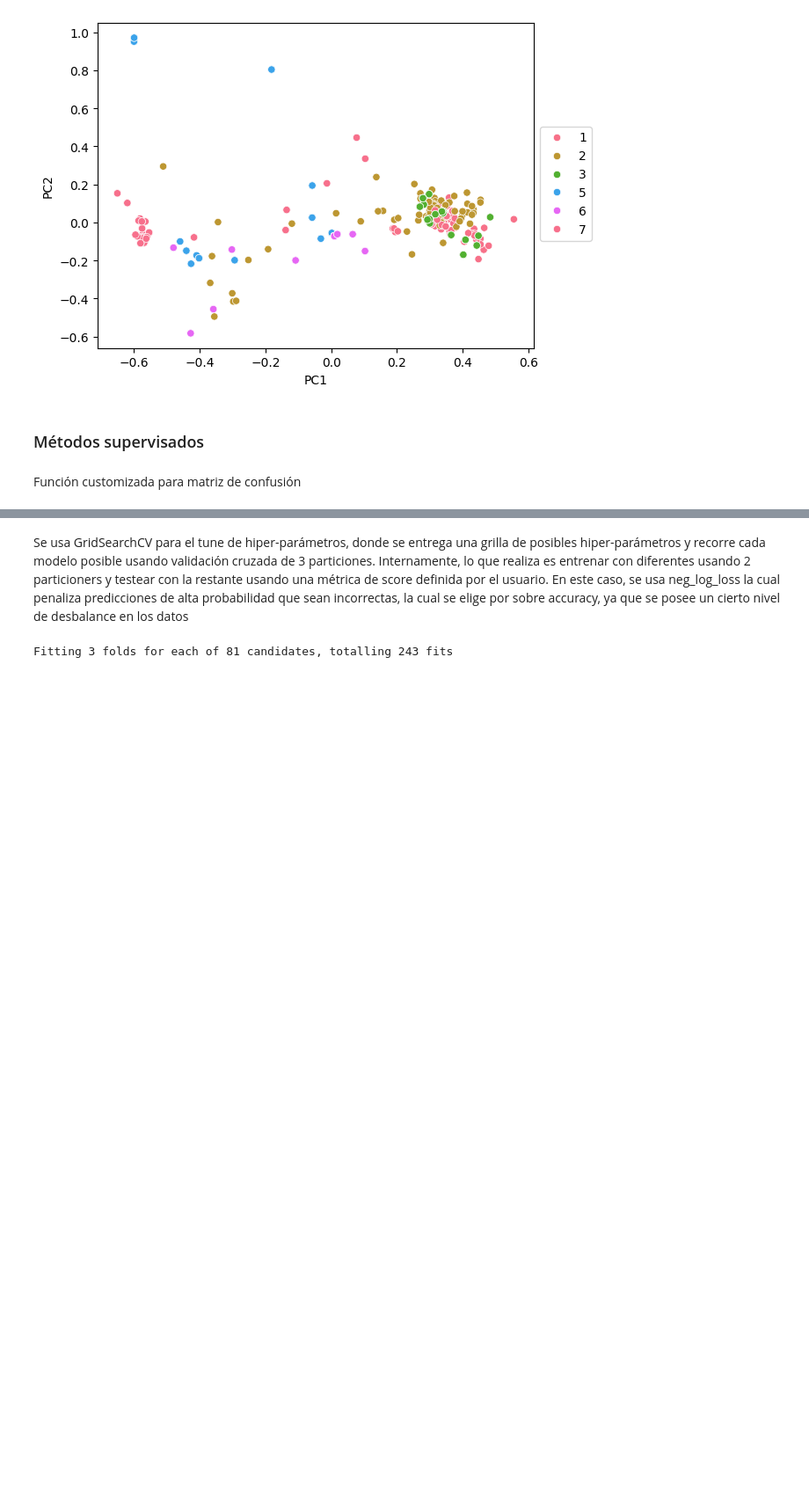
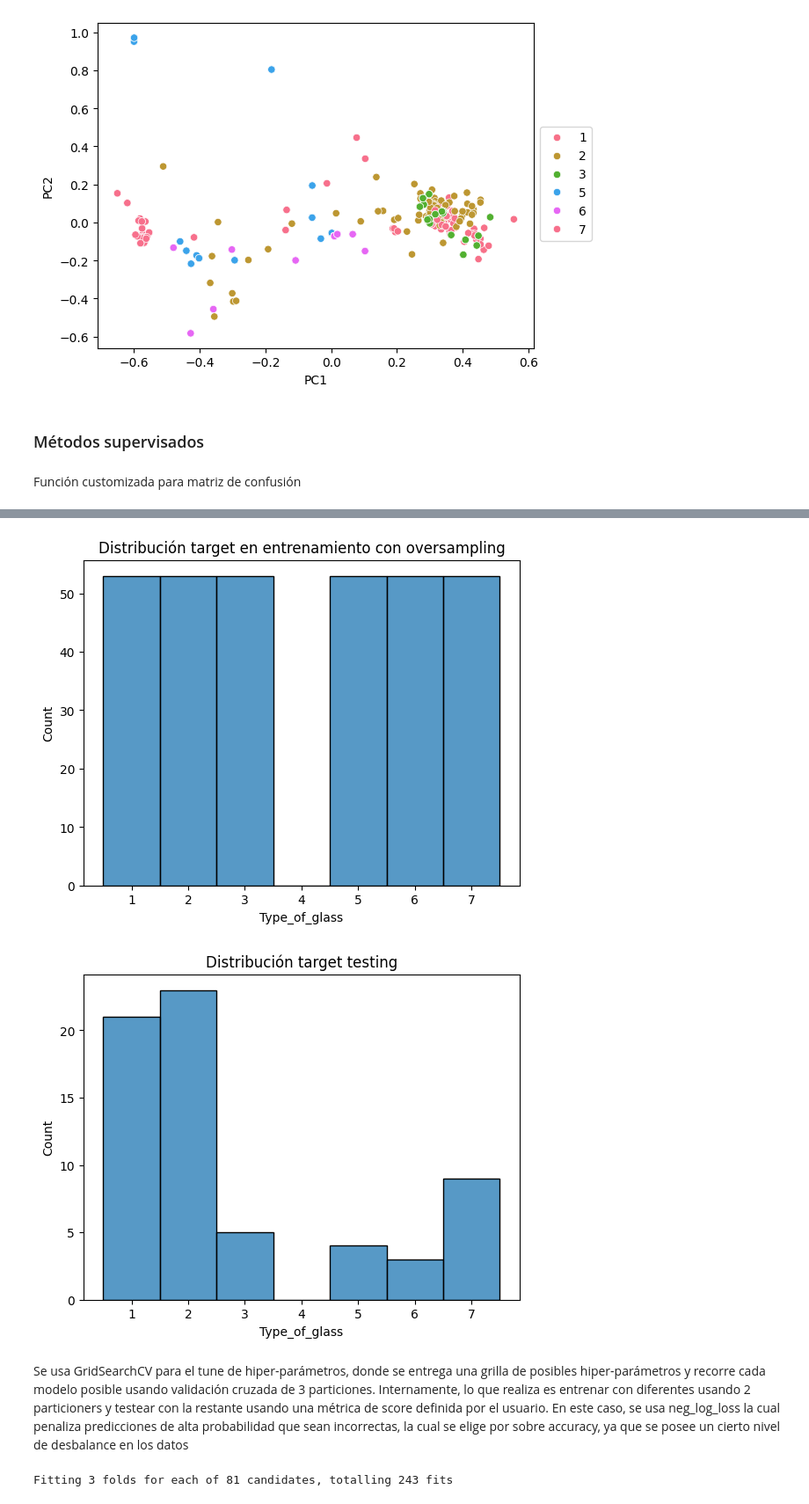
Before and after one commit to gabalvarezmc/MachineLearning_T4, a Jupyter notebook: Trabajo_Final_ML.ipynb, the cells around one changed output, grey strips where cells are left out. Shown at 88% size. Cells and saved outputs as stored; diff of their text form; code cells hidden in the pictures; blank space fills up the shorter version.

Commit message:
Añadiendo oversampling

```diff
--- a/Trabajo_Final_ML.ipynb
+++ b/Trabajo_Final_ML.ipynb
@@ -120,17 +112,0 @@ target_names = {
-# %%
-df_aux = pd.DataFrame()
-frecuencias = df['Type_of_glass'].value_counts().to_dict()
-frecuencias = list(frecuencias.items())
-mayor_cat = frecuencias[0][0]
-mayor_cant= frecuencias[0][1]
-for categoria,cantidad in frecuencias[1:]:
-    filtro = df['Type_of_glass'] == categoria
-    df_temp = df[filtro].sample(
-        n=mayor_cant-cantidad,
-        replace=True,
-        random_state=17,
-        axis=0,
-        ignore_index=True
-    )
-    df_aux = pd.concat([df_aux,df_temp],ignore_index=True)
-df = pd.concat([df,df_aux],ignore_index=True)
@@ -211,5 +202,42 @@ def custom_confusion_matrix(y_test, y_pred, display_labels):
 # %%
+X = pd.DataFrame(X)
+X['Type_of_glass'] = y.astype(int).values
+X.columns = [col for col in df.columns if col not in ["Id_number"]]
 X_train, X_test, y_train, y_test = train_test_split(X, y, test_size=0.3, random_state=42, stratify=y)
+
+df_aux = pd.DataFrame()
+frecuencias = X_train['Type_of_glass'].value_counts().to_dict()
+frecuencias = list(frecuencias.items())
+mayor_cat = frecuencias[0][0]
+mayor_cant= frecuencias[0][1]
+for categoria,cantidad in frecuencias[1:]:
+    filtro = X_train['Type_of_glass'] == categoria
+    df_temp = X_train[filtro].sample(
+        n=mayor_cant-cantidad,
+        replace=True,
+        random_state=17,
+        axis=0,
+        ignore_index=True
+    )
+    df_aux = pd.concat([df_aux, df_temp],ignore_index=True)
+X_train = pd.concat([X_train, df_aux],ignore_index=True)
+
+
+sns.histplot(X_train, x='Type_of_glass', discrete=True)
+plt.title("Distribución target en entrenamiento con oversampling")
+plt.show()
+
+sns.histplot(X_test, x='Type_of_glass', discrete=True)
+plt.title("Distribución target testing")
+plt.show()
+
+y_train = X_train['Type_of_glass']
+y_test = X_test['Type_of_glass']
+X_train.drop(['Type_of_glass'], axis = 1, inplace=True)
+X_test.drop(['Type_of_glass'], axis = 1, inplace=True)
+# %% [output]
+[figure, added]
+[figure, added]
 # %% [markdown]
 Se usa GridSearchCV para el tune de hiper-parámetros, donde se entrega una grilla de posibles hiper-parámetros y recorre cada modelo posible usando validación cruzada de 3 particiones. Internamente, lo que realiza es entrenar con diferentes usando 2 particioners y testear con la restante usando una métrica de score definida por el usuario. En este caso, se usa neg_log_loss la cual penaliza predicciones de alta probabilidad que sean incorrectas, la cual se elige por sobre accuracy, ya que se posee un cierto nivel de desbalance en los datos
 # %%
```
Also changed, not shown: parts of 15 cells of this notebook.
